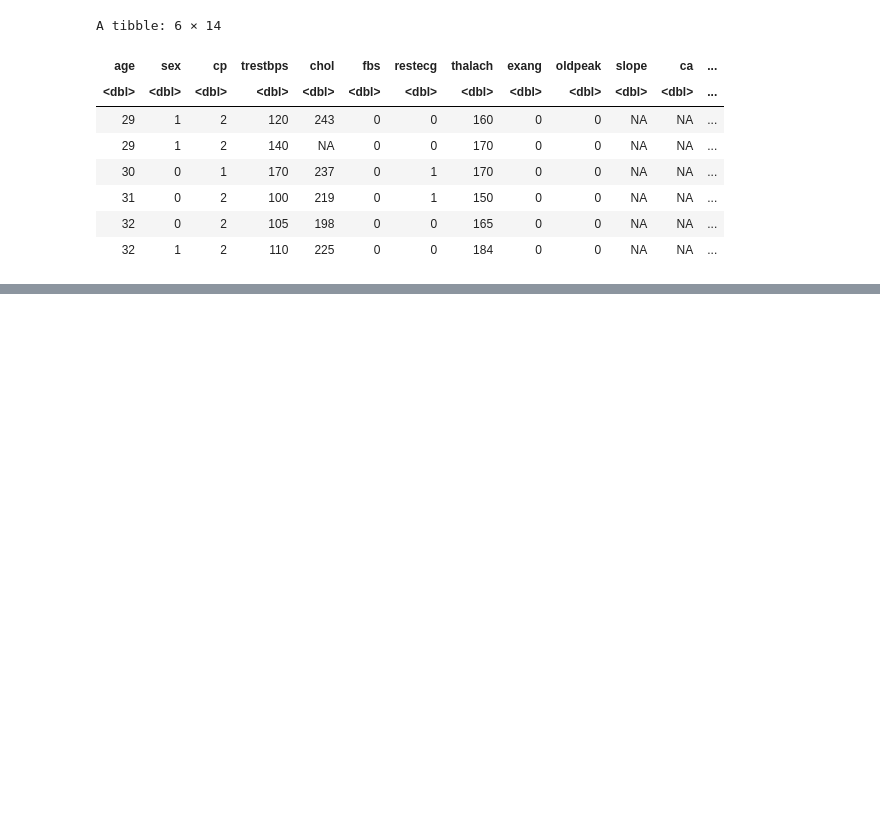
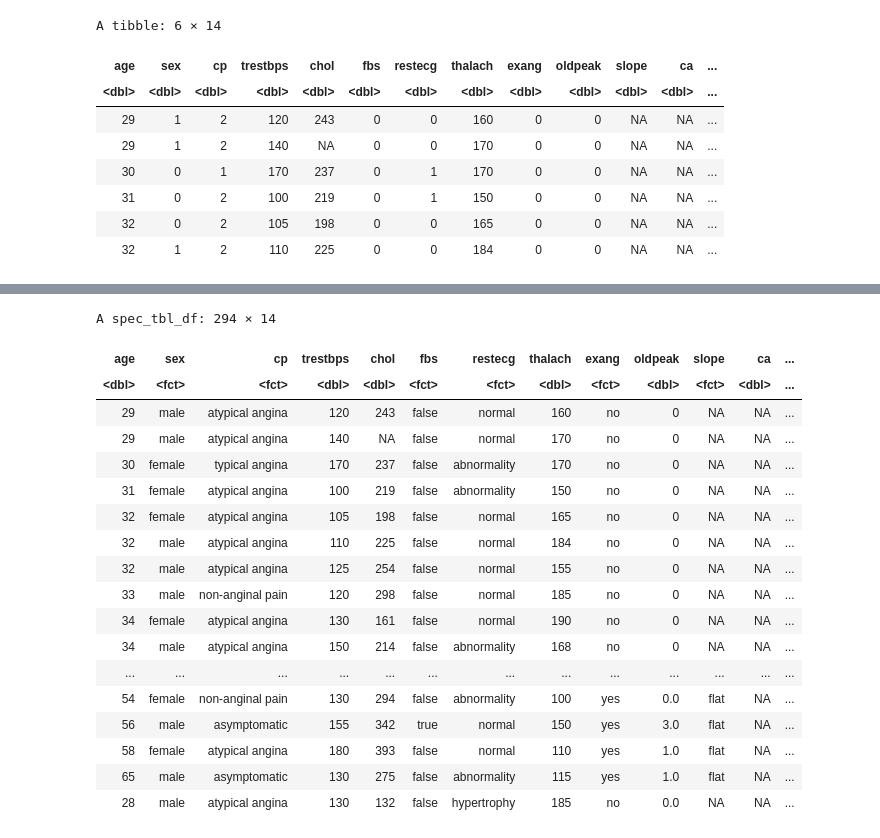
Before and after one commit to papercheesecake/DSCI100-group-project-18, a Jupyter notebook: tidying_data.ipynb, the cells around one changed output, grey strips where cells are left out. Drawn from its saved outputs; the diff is of its cells as text; code cells hidden in the pictures; blank space fills up the shorter version.

```diff
--- a/tidying_data.ipynb
+++ b/tidying_data.ipynb
@@ -102,0 +101,33 @@ A tibble: 6 × 14
+# %%
+heart_data_fct <- heart_data_clean %>%
+                    mutate(sex = factor(sex, labels = c("female", "male"))) %>% #1 = male; 0 = female
+                    mutate(cp = factor(cp, labels = c("typical angina", "atypical angina", "non-anginal pain", "asymptomatic"))) %>% #chest pain type -- 1: typical angina -- 2: atypical angina -- 3: non-anginal pain -- 4: asymptomatic
+                    mutate(fbs = factor(fbs, labels = c("false", "true"))) %>% #if fasting blood sugar > 120 mg/dl (1 = true; 0 = false)
+                    mutate(restecg = factor(restecg, labels = c("normal", "abnormality", "hypertrophy"))) %>% #resting electrocardiographic results -- 0: normal -- 1: ST-T wave abnormality -- 2: probable or definite left ventricular hypertrophy
+                    mutate(exang = factor(exang, labels = c("no", "yes"))) %>% #exercise induced angina (1 = yes; 0 = no)
+                    mutate(slope = factor(slope, labels = c("upsloping", "flat", "downsloping"))) %>% #11. #41 (slope) the slope of the peak exercise ST segment -- 1 : upsloping -- 2: flat -- 3: downsloping
+                    mutate(thal = factor(thal, labels = c("normal", "fixed", "reversible"))) %>% #3 = normal; 6 = fixed defect; 7 = reversable defect
+                    mutate(num = factor(num, labels = c("less than 50", "more than 50"))) #diagnosis of heart disease (angiographic disease status) -- 0: < 50% diameter narrowing -- 1: > 50% diameter narrowing
+
+colnames(heart_data_fct) = c("age", "sex", "chest_pain", "resting_pressure", "serum_chol", "fasting_blood_sugar", "resting_ecg", "max_heartrate", "exercise_angina", "oldpeak", "slope", "ca", "thal", "num")
+heart_data_fct
+# %% [output]
+A spec_tbl_df: 294 × 14
+| age | sex | cp | trestbps | chol | fbs | restecg | thalach | exang | oldpeak | slope | ca | ... |
+| <dbl> | <fct> | <fct> | <dbl> | <dbl> | <fct> | <fct> | <dbl> | <fct> | <dbl> | <fct> | <dbl> | ... |
+| 29 | male | atypical angina | 120 | 243 | false | normal | 160 | no | 0 | NA | NA | ... |
+| 29 | male | atypical angina | 140 | NA | false | normal | 170 | no | 0 | NA | NA | ... |
+| 30 | female | typical angina | 170 | 237 | false | abnormality | 170 | no | 0 | NA | NA | ... |
+| 31 | female | atypical angina | 100 | 219 | false | abnormality | 150 | no | 0 | NA | NA | ... |
+| 32 | female | atypical angina | 105 | 198 | false | normal | 165 | no | 0 | NA | NA | ... |
+| 32 | male | atypical angina | 110 | 225 | false | normal | 184 | no | 0 | NA | NA | ... |
+| 32 | male | atypical angina | 125 | 254 | false | normal | 155 | no | 0 | NA | NA | ... |
+| 33 | male | non-anginal pain | 120 | 298 | false | normal | 185 | no | 0 | NA | NA | ... |
+| 34 | female | atypical angina | 130 | 161 | false | normal | 190 | no | 0 | NA | NA | ... |
+| 34 | male | atypical angina | 150 | 214 | false | abnormality | 168 | no | 0 | NA | NA | ... |
+| ... | ... | ... | ... | ... | ... | ... | ... | ... | ... | ... | ... | ... |
+| 54 | female | non-anginal pain | 130 | 294 | false | abnormality | 100 | yes | 0.0 | flat | NA | ... |
+| 56 | male | asymptomatic | 155 | 342 | true | normal | 150 | yes | 3.0 | flat | NA | ... |
+| 58 | female | atypical angina | 180 | 393 | false | normal | 110 | yes | 1.0 | flat | NA | ... |
+| 65 | male | asymptomatic | 130 | 275 | false | abnormality | 115 | yes | 1.0 | flat | NA | ... |
+| 28 | male | atypical angina | 130 | 132 | false | hypertrophy | 185 | no | 0.0 | NA | NA | ... |
```
Also changed, not shown: parts of 8 cells of this notebook, 3 other files.
